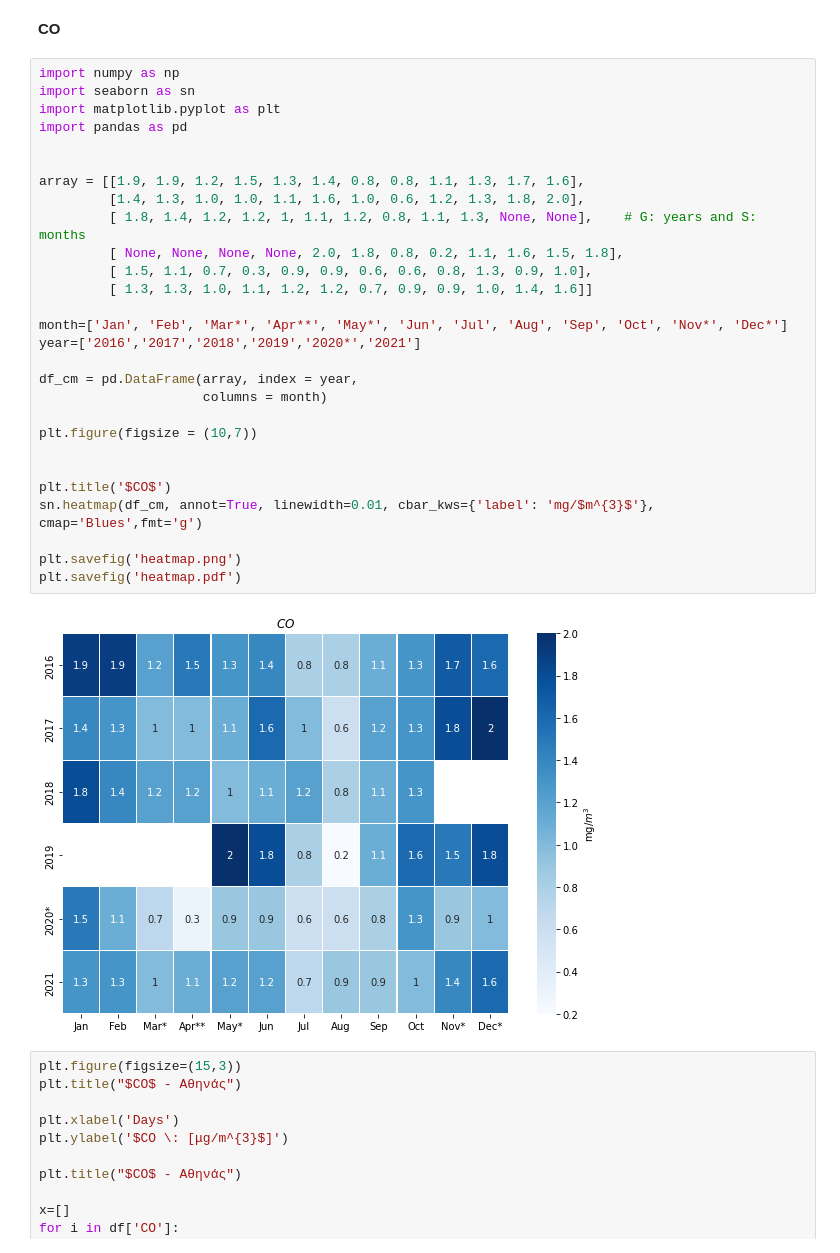
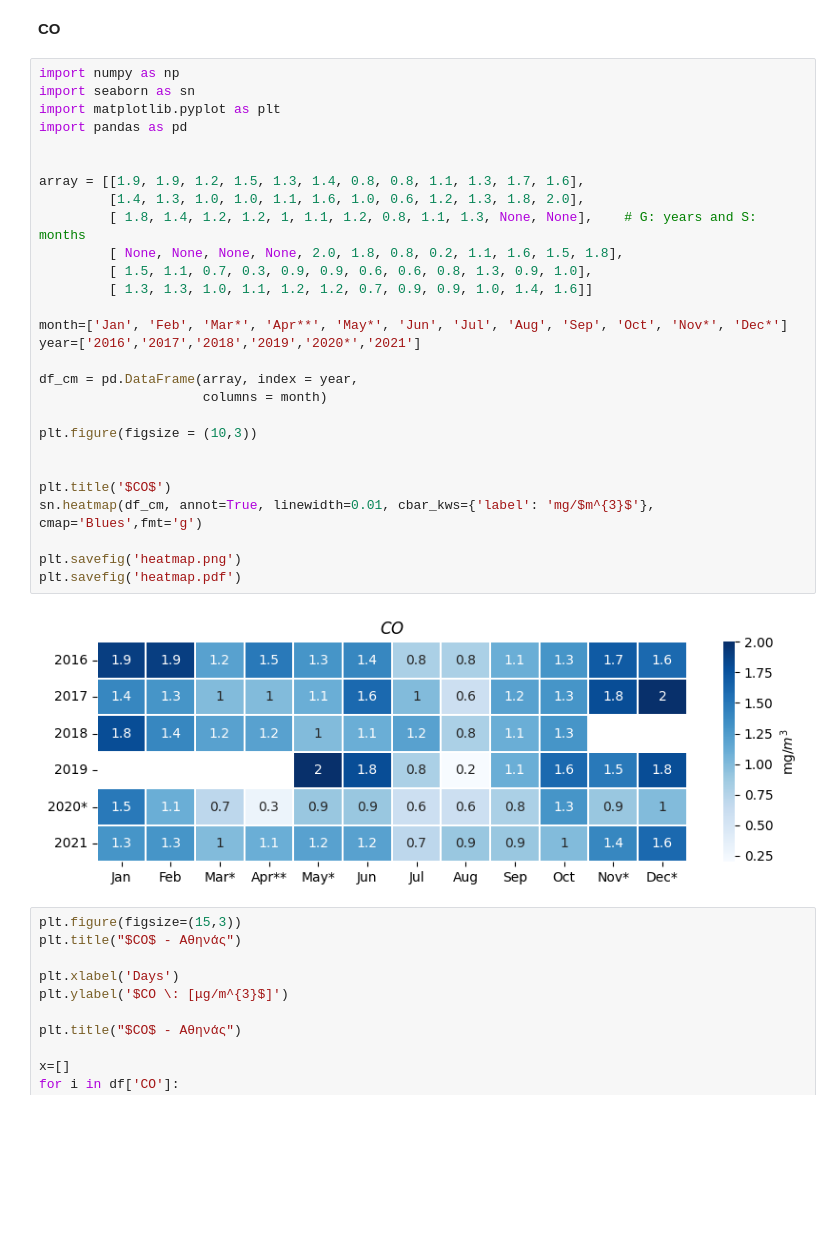
Before and after one commit to costpetrides/Air-pollution-COVID-19-impact, a Jupyter notebook: Yearly/PAT.ipynb, the cells around one changed output. Drawn from its saved outputs; the diff is of its cells as text; blank space fills up the shorter version.

```diff
--- a/Yearly/PAT.ipynb
+++ b/Yearly/PAT.ipynb
@@ -116,33 +116,33 @@ plt.show()
 # %%
 import numpy as np
 import seaborn as sn
 import matplotlib.pyplot as plt
 import pandas as pd
 
 
 array = [[1.9, 1.9, 1.2, 1.5, 1.3, 1.4, 0.8, 0.8, 1.1, 1.3, 1.7, 1.6],
          [1.4, 1.3, 1.0, 1.0, 1.1, 1.6, 1.0, 0.6, 1.2, 1.3, 1.8, 2.0],
          [ 1.8, 1.4, 1.2, 1.2, 1, 1.1, 1.2, 0.8, 1.1, 1.3, None, None],    # G: years and S: months
          [ None, None, None, None, 2.0, 1.8, 0.8, 0.2, 1.1, 1.6, 1.5, 1.8],
          [ 1.5, 1.1, 0.7, 0.3, 0.9, 0.9, 0.6, 0.6, 0.8, 1.3, 0.9, 1.0],
          [ 1.3, 1.3, 1.0, 1.1, 1.2, 1.2, 0.7, 0.9, 0.9, 1.0, 1.4, 1.6]]
 
 month=['Jan', 'Feb', 'Mar*', 'Apr**', 'May*', 'Jun', 'Jul', 'Aug', 'Sep', 'Oct', 'Nov*', 'Dec*']
 year=['2016','2017','2018','2019','2020*','2021']
 
 df_cm = pd.DataFrame(array, index = year,
                      columns = month)
 
-plt.figure(figsize = (10,7))
+plt.figure(figsize = (10,3))
 
 
 plt.title('$CO$')
 sn.heatmap(df_cm, annot=True, linewidth=0.01, cbar_kws={'label': 'mg/$m^{3}$'}, cmap='Blues',fmt='g')
 
 plt.savefig('heatmap.png')
 plt.savefig('heatmap.pdf')
 # %% [output]
-[figure, old version]
+[figure, new version]
 # %%
 plt.figure(figsize=(15,3))
 plt.title("$CO$ - Aθηνάς")
```
Also changed, not shown: parts of 6 cells of this notebook.
